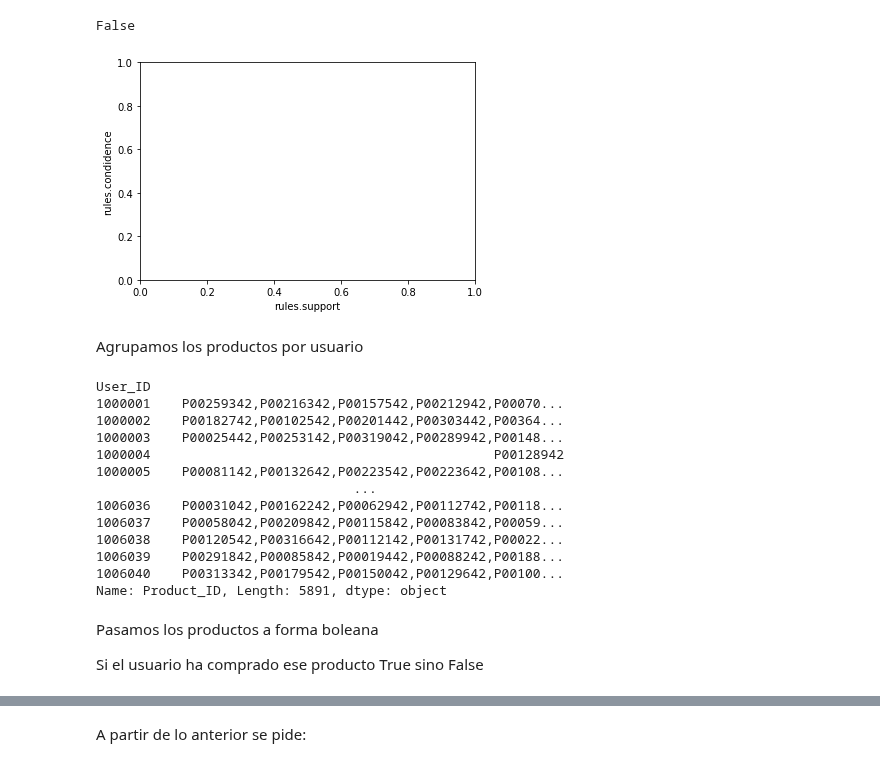
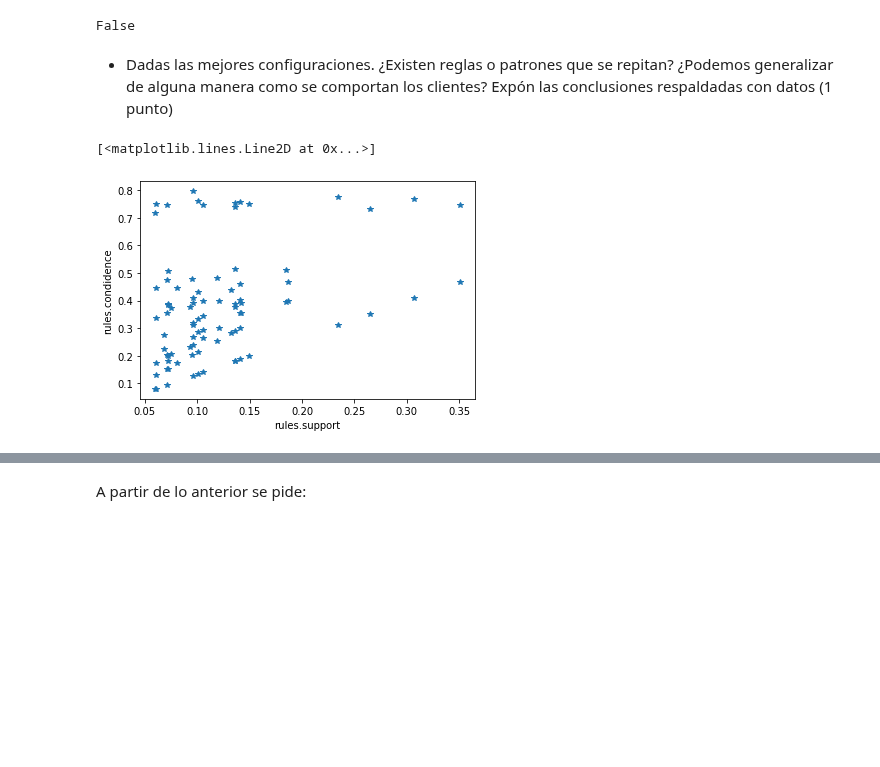
Before and after one commit to javierarteagapuell/deeplearning, a Jupyter notebook: Prac2Ej1.ipynb, the cells around one changed output, grey strips where cells are left out. Saved outputs shown, nothing was run; the diff lists cells and outputs as text; code cells hidden in the pictures; blank space fills up the shorter version.

```diff
--- a/Prac2Ej1.ipynb
+++ b/Prac2Ej1.ipynb
@@ -56,3 +68,5 @@ data = data.drop(['Product_Category_3'], axis=1)
+# %%
+data.fillna(0, inplace=True)
 # %% [markdown]
 Vemos si hay algún dato duplicado
 # %%
@@ -80,12 +94,21 @@ data.loc[(data['Age'] != '36-45'), 'Medio'] = False
 data.loc[(data['Age'] == '36-45'), 'Medio'] = True
 data.loc[(data['Age'] != '46-50'), 'Mayor'] = False
 data.loc[(data['Age'] == '46-50'), 'Mayor'] = True
-data.loc[(data['Age'] != '50-55'), 'PreJubi'] = False
-data.loc[(data['Age'] == '50-55'), 'PreJubi'] = True
+data.loc[(data['Age'] != '51-55'), 'PreJubi'] = False
+data.loc[(data['Age'] == '51-55'), 'PreJubi'] = True
 data.loc[(data['Age'] != '55+'), 'Jubi'] = False
 data.loc[(data['Age'] == '55+'), 'Jubi'] = True
 
+mediaCat1=data['Product_Category_1'].mean()
+mediaCat2=data['Product_Category_2'].mean()
+mediaCat3=data['Product_Category_3'].mean()
 
+data.loc[(data['Product_Category_1'] > mediaCat1), 'Cat1'] = True
+data.loc[(data['Product_Category_1'] <= mediaCat1), 'Cat1'] = False
+data.loc[(data['Product_Category_2'] > mediaCat2), 'Cat2'] = True
+data.loc[(data['Product_Category_2'] <= mediaCat2), 'Cat2'] = False
+data.loc[(data['Product_Category_3'] > mediaCat3), 'Cat3'] = True
+data.loc[(data['Product_Category_3'] <= mediaCat3), 'Cat3'] = False
 
 data.head()
 # %% [output]
@@ -98,6 +122,6 @@ data.head()
 # %% [markdown]
 Colocamos los datos de la forma indicada para poder calcular las frecuencias de estos más adelante
 # %%
-data1 = pd.DataFrame(data,columns=['User_ID','Male','Female','Menores','Uni','PostUni','Medio','Mayor','PreJubi','Jubi']).set_index('User_ID')
+data1 = pd.DataFrame(data,columns=['User_ID','Male','Female','Menores','Uni','PostUni','Medio','Mayor','PreJubi','Jubi','Cat1','Cat2','Cat3']).set_index('User_ID')
 data1.head()
 # %% [output]
@@ -116,12 +141,13 @@ IR VARIANDO EL MIN_SUPPORT HASTA QUE SALE UN NÚMERO DE REGLAS RAZONABLE
 # %%
 from mlxtend.frequent_patterns import apriori, association_rules
 
-frequent_itemsets = apriori(data1, min_support=0.001, use_colnames=True)
-frequent_itemsets_sort = frequent_itemsets.sort_values(by=['support'], ascending=False)
+frequent_itemsets = apriori(data1, min_support=0.06, use_colnames=True)
+frequent_itemsets_k1 =frequent_itemsets[frequent_itemsets['itemsets'].apply(lambda x: len(x) == 1)]
+frequent_itemsets_k1_sort = frequent_itemsets_k1.sort_values(by=['support'], ascending=False)
 
-frequent=frequent_itemsets_sort.support*len(data1)
-frequent_itemsets_sort['frecuencia'] =frequent
-frequent_itemsets_sort.head()
+frequent=frequent_itemsets_k1_sort.support*len(data1)
+frequent_itemsets_k1_sort['frecuencia'] =frequent
+frequent_itemsets_k1_sort
 # %% [output]
 |  | support | itemsets | frecuencia |
 | 0 | 0.752452 | (Male) | 175772.0 |
@@ -231,10 +371,13 @@ rules_sort.head()
 any(rules.duplicated())
 # %% [output]
 False
+# %% [markdown]
+- Dadas las mejores configuraciones. ¿Existen reglas o patrones que se repitan? ¿Podemos generalizar  de
+alguna manera como se comportan los clientes? Expón las conclusiones respaldadas con datos (1 punto)
 # %%
-#plt.plot('rules')
 plt.xlabel('rules.support')
 plt.ylabel('rules.condidence')
-plt.show()
+plt.plot(rules.support, rules.confidence, '*')
 # %% [output]
+[<matplotlib.lines.Line2D at 0x...>]
-[figure, old version]
+[figure, new version]
@@ -243,24 +383,0 @@ plt.show()
-# %% [markdown]
-Agrupamos los productos por usuario
-# %%
-Tabla_Usuario_Producto = data.groupby('User_ID')['Product_ID'].apply(','.join)
-Tabla_Usuario_Producto
-# %% [output]
-User_ID
-1000001    P00259342,P00216342,P00157542,P00212942,P00070...
-1000002    P00182742,P00102542,P00201442,P00303442,P00364...
-1000003    P00025442,P00253142,P00319042,P00289942,P00148...
-1000004                                            P00128942
-1000005    P00081142,P00132642,P00223542,P00223642,P00108...
-                                 ...
-1006036    P00031042,P00162242,P00062942,P00112742,P00118...
-1006037    P00058042,P00209842,P00115842,P00083842,P00059...
-1006038    P00120542,P00316642,P00112142,P00131742,P00022...
-1006039    P00291842,P00085842,P00019442,P00088242,P00188...
-1006040    P00313342,P00179542,P00150042,P00129642,P00100...
-Name: Product_ID, Length: 5891, dtype: object
-# %% [markdown]
-Pasamos los productos a forma boleana
-
-Si el usuario ha comprado ese producto True
-sino False
```
Also changed, not shown: parts of 68 cells of this notebook.
